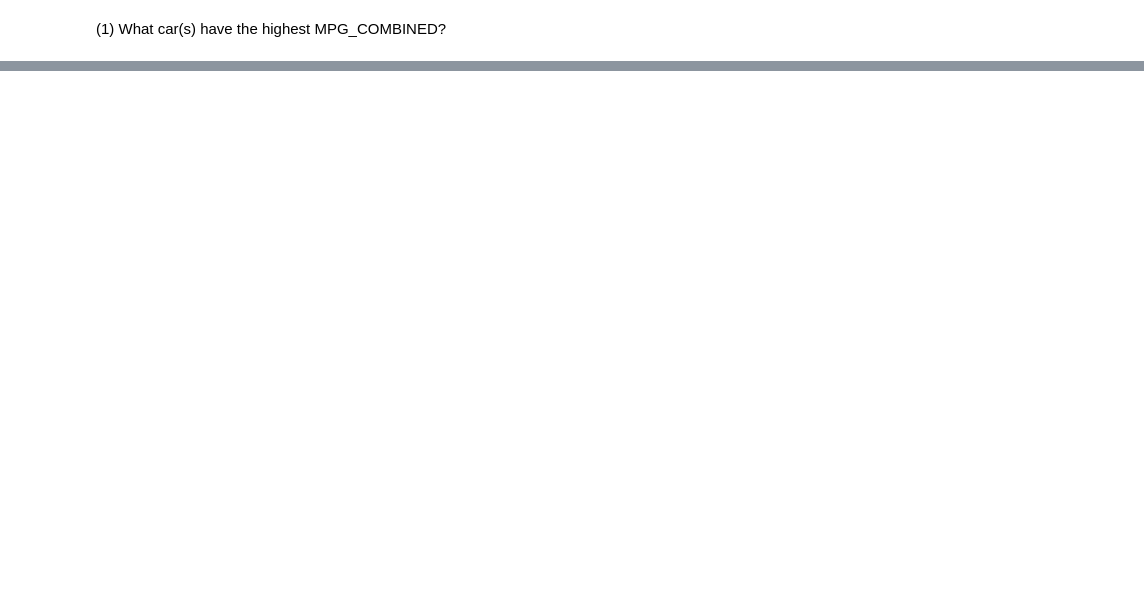
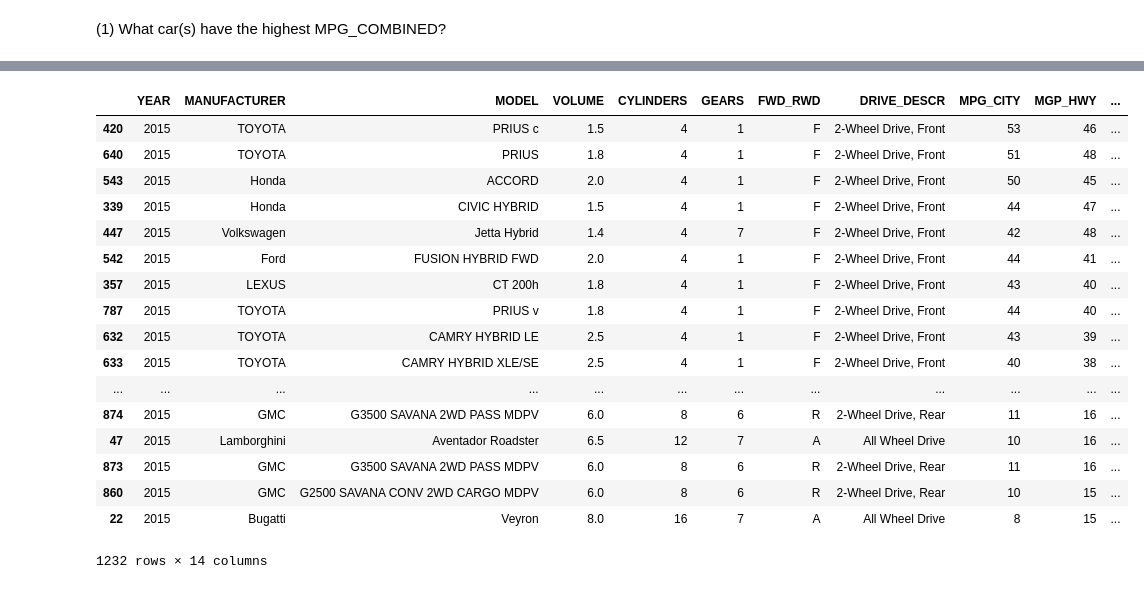
Before and after one commit to brettswan/General-Assembly-Projects, a Jupyter notebook: curriculum/week-01/5.0-recap/5.0-Data_Exercise_Correlation.ipynb, the cells around one changed output, grey strips where cells are left out. Cells and saved outputs as stored; diff of their text form; code cells hidden in the pictures; blank space fills up the shorter version.

```diff
--- a/curriculum/week-01/5.0-recap/5.0-Data_Exercise_Correlation.ipynb
+++ b/curriculum/week-01/5.0-recap/5.0-Data_Exercise_Correlation.ipynb
@@ -12,0 +200,21 @@ The dataset provided contains information about MPG and CO2 emission of 2015 car
+# %%
+df.sort(columns = 'MPG_COMBINED', ascending = False)
+# %% [output]
+|  | YEAR | MANUFACTURER | MODEL | VOLUME | CYLINDERS | GEARS | FWD_RWD | DRIVE_DESCR | MPG_CITY | MGP_HWY | ... |
+| 420 | 2015 | TOYOTA | PRIUS c | 1.5 | 4 | 1 | F | 2-Wheel Drive, Front | 53 | 46 | ... |
+| 640 | 2015 | TOYOTA | PRIUS | 1.8 | 4 | 1 | F | 2-Wheel Drive, Front | 51 | 48 | ... |
+| 543 | 2015 | Honda | ACCORD | 2.0 | 4 | 1 | F | 2-Wheel Drive, Front | 50 | 45 | ... |
+| 339 | 2015 | Honda | CIVIC HYBRID | 1.5 | 4 | 1 | F | 2-Wheel Drive, Front | 44 | 47 | ... |
+| 447 | 2015 | Volkswagen | Jetta Hybrid | 1.4 | 4 | 7 | F | 2-Wheel Drive, Front | 42 | 48 | ... |
+| 542 | 2015 | Ford | FUSION HYBRID FWD | 2.0 | 4 | 1 | F | 2-Wheel Drive, Front | 44 | 41 | ... |
+| 357 | 2015 | LEXUS | CT 200h | 1.8 | 4 | 1 | F | 2-Wheel Drive, Front | 43 | 40 | ... |
+| 787 | 2015 | TOYOTA | PRIUS v | 1.8 | 4 | 1 | F | 2-Wheel Drive, Front | 44 | 40 | ... |
+| 632 | 2015 | TOYOTA | CAMRY HYBRID LE | 2.5 | 4 | 1 | F | 2-Wheel Drive, Front | 43 | 39 | ... |
+| 633 | 2015 | TOYOTA | CAMRY HYBRID XLE/SE | 2.5 | 4 | 1 | F | 2-Wheel Drive, Front | 40 | 38 | ... |
+| ... | ... | ... | ... | ... | ... | ... | ... | ... | ... | ... | ... |
+| 874 | 2015 | GMC | G3500 SAVANA 2WD PASS MDPV | 6.0 | 8 | 6 | R | 2-Wheel Drive, Rear | 11 | 16 | ... |
+| 47 | 2015 | Lamborghini | Aventador Roadster | 6.5 | 12 | 7 | A | All Wheel Drive | 10 | 16 | ... |
+| 873 | 2015 | GMC | G3500 SAVANA 2WD PASS MDPV | 6.0 | 8 | 6 | R | 2-Wheel Drive, Rear | 11 | 16 | ... |
+| 860 | 2015 | GMC | G2500 SAVANA CONV 2WD CARGO MDPV | 6.0 | 8 | 6 | R | 2-Wheel Drive, Rear | 10 | 15 | ... |
+| 22 | 2015 | Bugatti | Veyron | 8.0 | 16 | 7 | A | All Wheel Drive | 8 | 15 | ... |
+1232 rows × 14 columns
```
Also changed, not shown: parts of 22 cells of this notebook, 4 other files.
